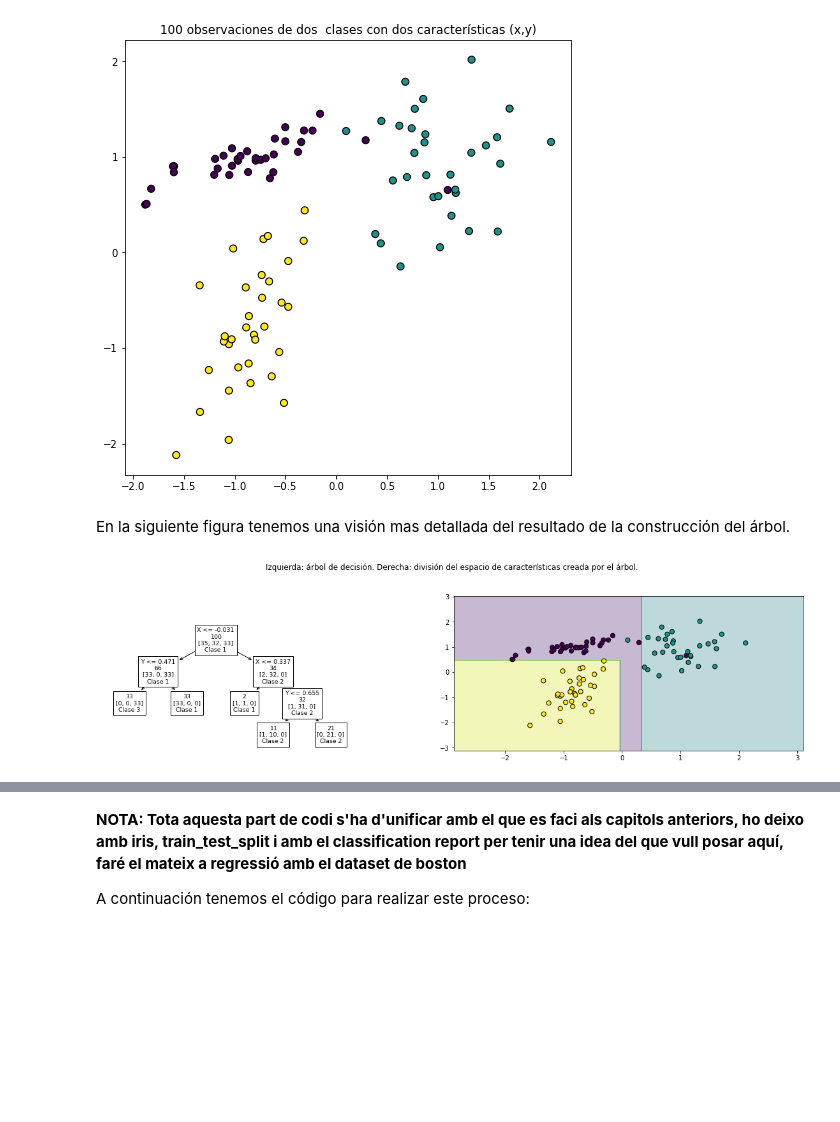
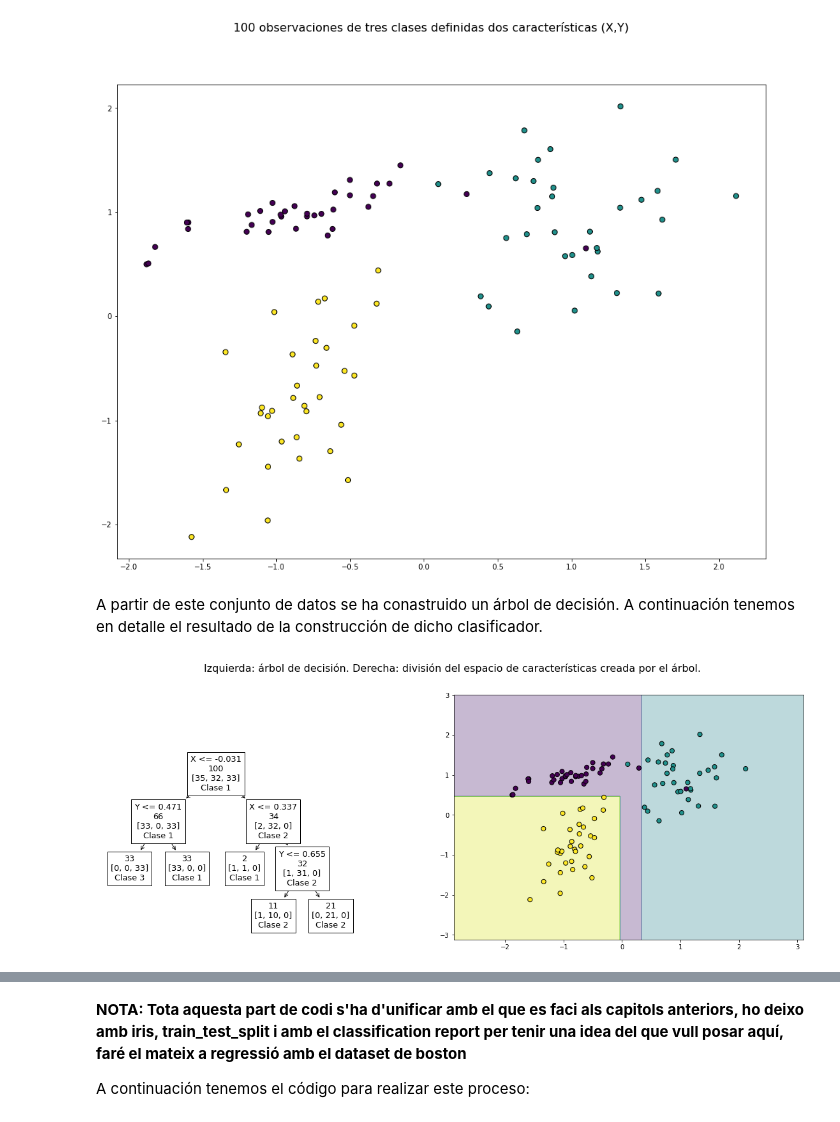
Before and after one commit to juanhuguetgarcia/intro_apren_auto, a Jupyter notebook: intro_apren_auto/chapters/ch7/ch7-dev-tree-01-arboles-decision.ipynb, the cells around one changed output, grey strips where cells are left out. Saved outputs shown, nothing was run; the diff lists cells and outputs as text; code cells hidden in the pictures; blank space fills up the shorter version.

```diff
--- a/intro_apren_auto/chapters/ch7/ch7-dev-tree-01-arboles-decision.ipynb
+++ b/intro_apren_auto/chapters/ch7/ch7-dev-tree-01-arboles-decision.ipynb
@@ -133,30 +134,33 @@ características. Queremos aprender a separar las observaciones XXXXXXXXXX:
 # %%
 import matplotlib.pyplot as plt
 import seaborn as sns
 from sklearn.datasets import make_classification
 
 X1, Y1 = make_classification(n_features=2, n_redundant=0, n_informative=2,
                              n_classes=3, class_sep=0.95,
                              n_clusters_per_class=1,
                              random_state=11) #7
 
 #sns.set_style("whitegrid")
 
 
-plt.figure(figsize=(8, 8))
+fig = plt.figure(figsize=(16, 12))
+fig.suptitle("100 observaciones de tres clases definidas dos características (X,"
+          "Y)",size = 16)
 plt.subplot(111)
-plt.title("100 observaciones de dos  clases con dos características (x,y)")
+
 plt.scatter(X1[:, 0], X1[:, 1], marker='o', c=Y1,
             s=50,
             edgecolor='k');
 
 #markers = {"Clase 1": "0", "Clase 2": "1", "Clase 3": "2"}
 #sns.relplot(x=X1[:, 0], y=X1[:, 1], hue=Y1, style=Y1);
 # %% [output]
-[figure, old version]
+[figure, new version]
-# %% [markdown]
-En la siguiente figura tenemos una visión mas detallada del resultado de la
-construcción del árbol.
+# %% [markdown]
+A partir de este conjunto de datos se ha conastruido un árbol de
+decisión. A continuación tenemos en detalle el resultado de la construcción
+de dicho clasificador.
 # %%
 from sklearn import tree
 import numpy as np
@@ -165,7 +169,7 @@ fig = plt.figure(figsize=(16, 12))
 clf = tree.DecisionTreeClassifier(min_samples_split=12)
 clf = clf.fit(X1, Y1)
 fig.suptitle("Izquierda: árbol de decisión. Derecha: división del espacio de "
-             "características creada por el árbol.")
+             "características creada por el árbol.",size=16)
 plt.subplot(221)
 tree.plot_tree(clf,
                label=None,
@@ -195,5 +199,5 @@ plt.scatter(X1[:, 0], X1[:, 1], marker='o', c=Y1,
             s=50,
             edgecolor='k');
 # %% [output]
-[figure, old version]
+[figure, new version]
 # %% [markdown]
```
Also changed, not shown: parts of 9 cells of this notebook.
